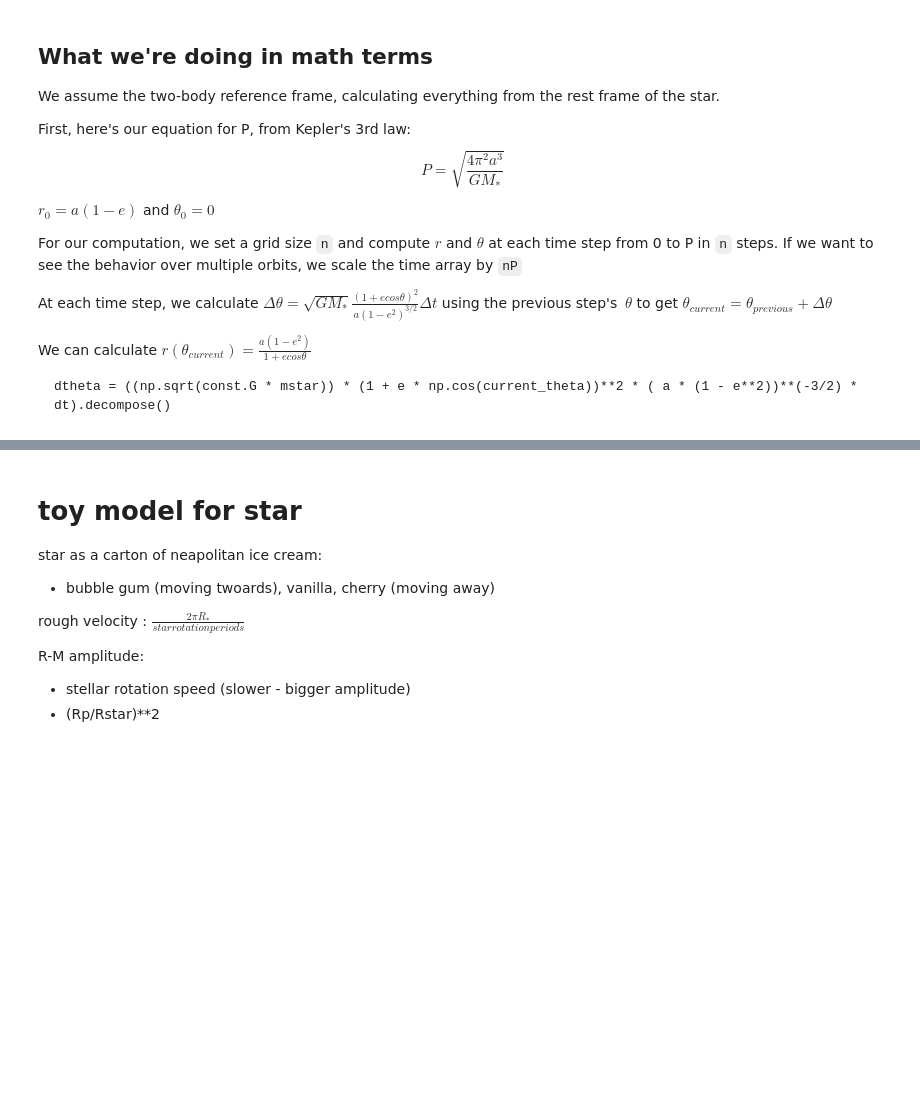
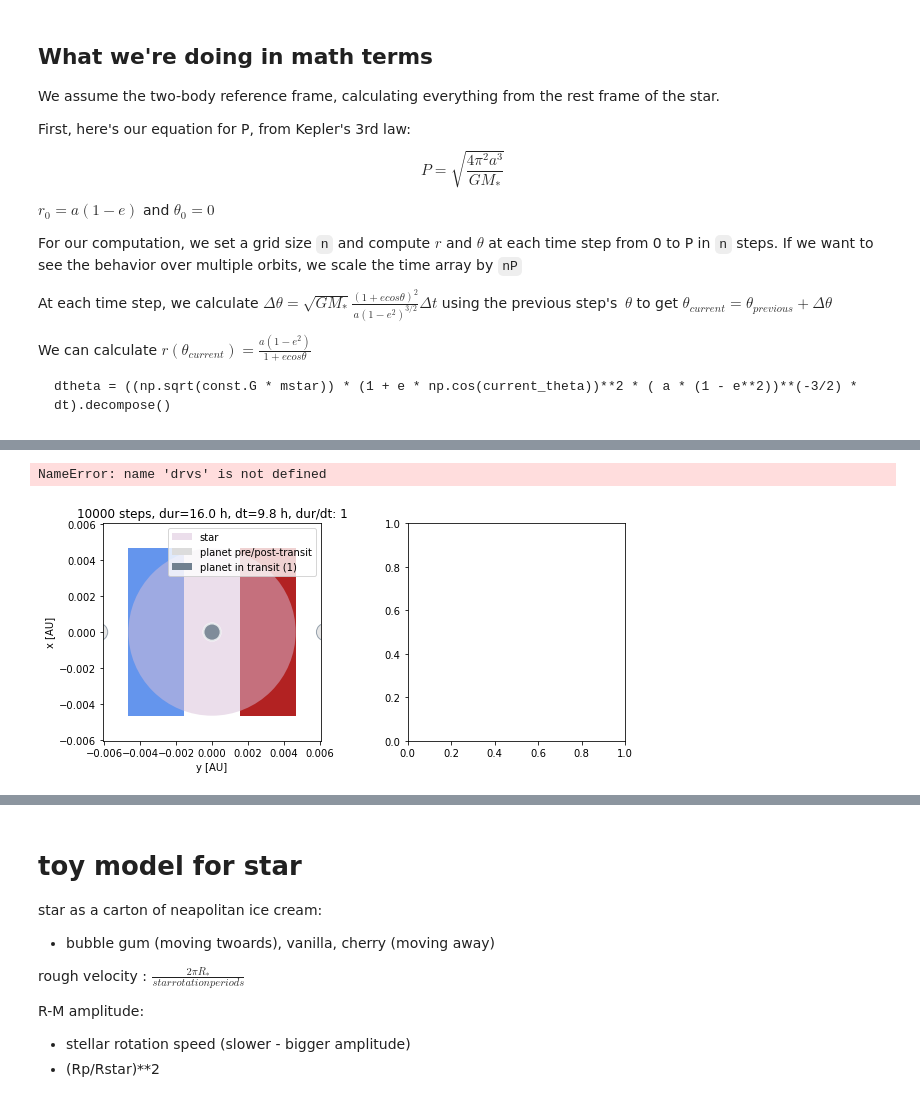
Before and after one commit to namagu/rossiter-mclaughlin-coaddventure, a Jupyter notebook: rv_from_scratch.ipynb, the cells around one changed output, grey strips where cells are left out. Saved outputs shown, nothing was run; the diff lists cells and outputs as text; code cells hidden in the pictures; blank space fills up the shorter version.

```diff
--- a/rv_from_scratch.ipynb
+++ b/rv_from_scratch.ipynb
@@ -169,18 +172,0 @@ planet + star overlap at 19 time points
-# %%
-## now we think about the star as a carton of neapolitan ice cream or
-## the French national flag 🇫🇷
-
-boundaries = [left_edge, left_edge*(1/3), right_edge*(1/3), right_edge]
-
-testN = 1000
-
-test_x = np.random.random(testN) * (right_edge - left_edge) + left_edge # random points
-test_y = np.random.random(testN) * (right_edge - left_edge) + left_edge
-
-
-
-# how much of the star's light is that?
-#    starlight * (area planet / area star)
-#    if blue area: subtract
-#    if red area: add
-#    if hwite area: nothing
@@ -227,0 +256,62 @@ ax.set_ylim(left_edge*1.3,right_edge*1.3)
+# %%
+fig = plt.figure(figsize=(10,4))
+
+# track R-M on star disk
+ax = fig.add_subplot(121, aspect='equal')
+
+"""
+# back when I was thinking about planets as squares
+for i in np.arange(len(transit_y)):
+    ax.add_patch(Rectangle((transit_y[i]-rp.to(u.AU).value,-rp.to(u.AU).value),
+                           2*rp.to(u.AU).value,2*rp.to(u.AU).value,
+                           color='slategrey',lw=2,alpha=0.8,zorder=9))
+ax.add_patch(Rectangle((transit_y[0]-rp.to(u.AU).value,-rp.to(u.AU).value),
+                       2*rp.to(u.AU).value,2*rp.to(u.AU).value,
+                       color='pink',lw=2,alpha=0.8,zorder=9))
+"""
+# rotating regions of star
+rect_width = 2*rstar.to(u.AU).value / 3
+ax.add_patch(Rectangle((boundaries[0],-right_edge),rect_width, 2*right_edge,
+                       fc='cornflowerblue',zorder=1))
+ax.add_patch(Rectangle((boundaries[1],-right_edge),rect_width, 2*right_edge,
+                       fill=None,ec='white',zorder=1))
+ax.add_patch(Rectangle((boundaries[2],-right_edge),rect_width, 2*right_edge,
+                       fc='firebrick',zorder=1))
+
+# circular star footprint
+ax.add_artist(plt.Circle((0,0),rstar.to(u.AU).value,fc='thistle',alpha=0.5,label='star'))
+# for legend reasons only
+_planet = ax.add_artist(plt.Circle((0,0),rp.to(u.AU).value,
+                                    fc='gainsboro',label='planet pre/post-transit'))
+planet = ax.add_artist(plt.Circle((0,0),rp.to(u.AU).value,
+                                   fc='slategrey',label=f'planet in transit ({len(transit_y)})'))
+
+
+# add planet positions before/after transit
+for i in np.arange(len(around_transit_y)):
+    ax.add_artist(plt.Circle((around_transit_y[i],0),rp.to(u.AU).value,
+                              ec='slategrey',fc='gainsboro', alpha=0.7))
+# add planet positions in transit
+for i in np.arange(len(transit_y)):
+    ax.add_artist(plt.Circle((transit_y[i],0),rp.to(u.AU).value,
+                            ec='white',lw=2, fc='slategrey',alpha=0.8))
+
+
+# formatting
+ax.set_xlabel("y [AU]")
+ax.set_ylabel("x [AU]")
+ax.set_title(f"{n} steps, dur={dur.to(u.hr):.3}, dt={dt.to(u.hr):.3}, dur/dt: {int(np.floor((dur / dt).decompose()))}")
+
+ax.set_xlim(left_edge*1.3,right_edge*1.3)
+ax.set_ylim(left_edge*1.3,right_edge*1.3)
+
+plt.legend(loc='upper right')
+
+ax2 = fig.add_subplot(122, aspect='equal')
+ax2.scatter(drvs)
+
+
+# vrot star ~ 1.6 km/s
+# %% [output]
+NameError: name 'drvs' is not defined
+[figure, added]
```
Also changed, not shown: parts of 16 cells of this notebook.
